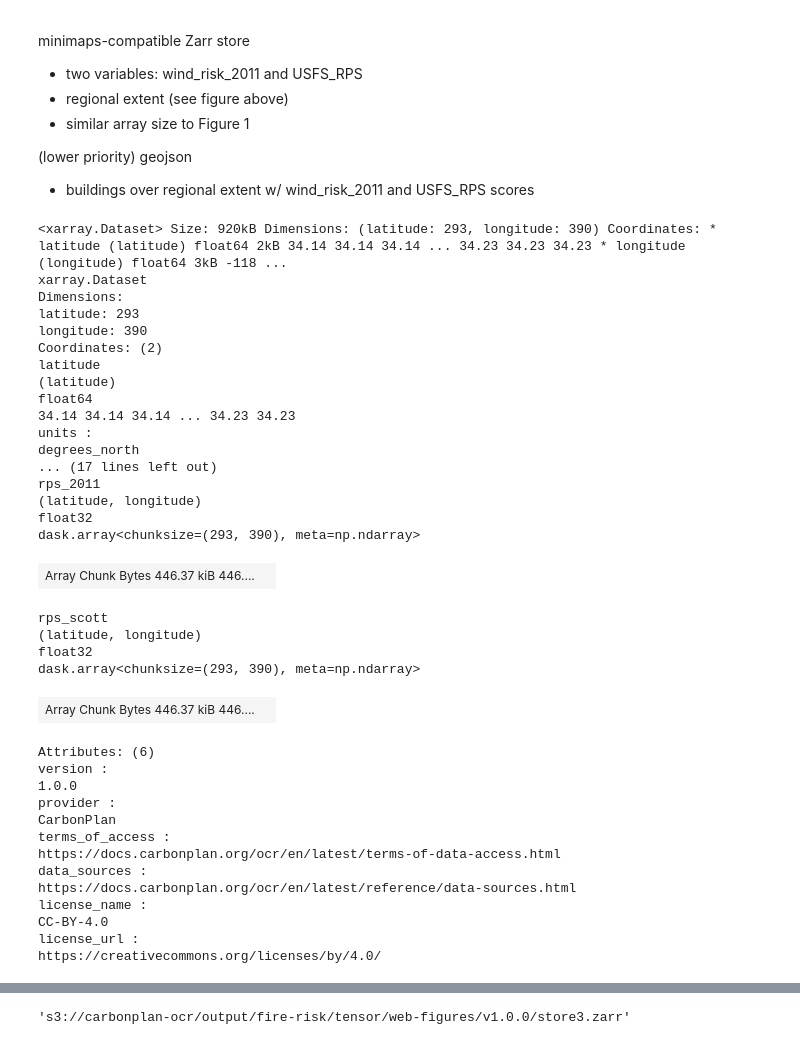
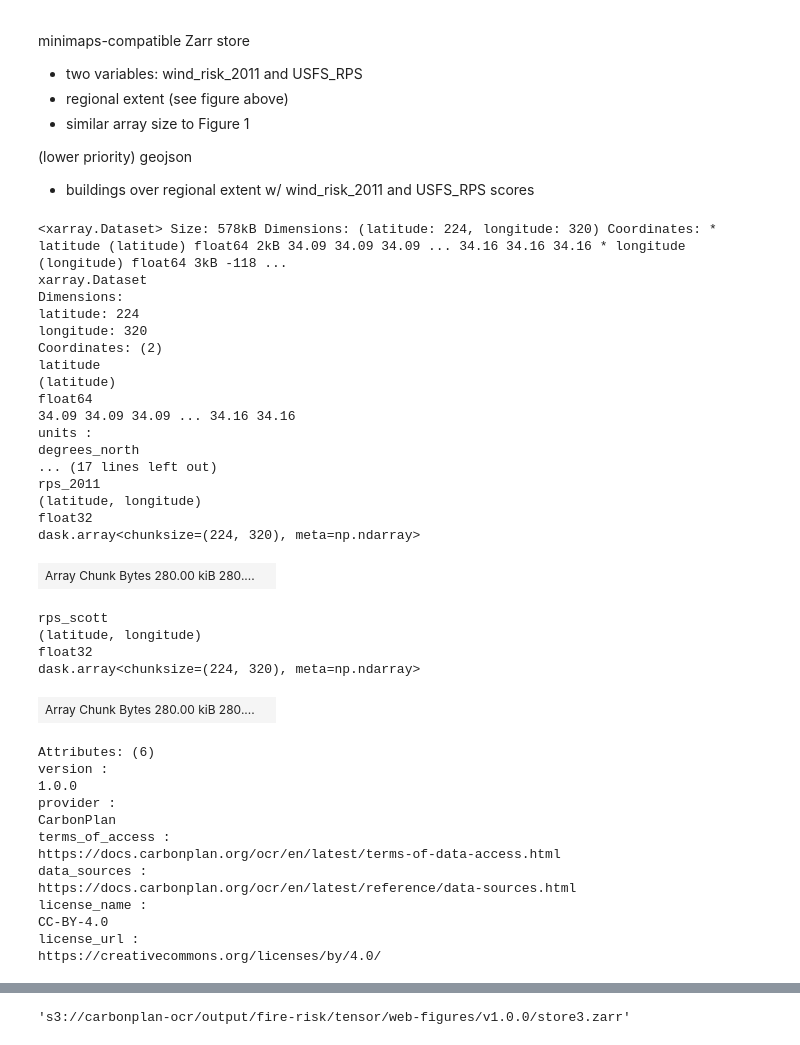
Before and after one commit to carbonplan/ocr, a Jupyter notebook: notebooks/data-for-explainer-figures.ipynb, the cells around one changed output, grey strips where cells are left out. Drawn from its saved outputs; the diff is of its cells as text; code cells hidden in the pictures.

```diff
--- a/notebooks/data-for-explainer-figures.ipynb
+++ b/notebooks/data-for-explainer-figures.ipynb
@@ -238,37 +238,38 @@ minimaps-compatible Zarr store
 (lower priority) geojson
 - buildings over regional extent w/ wind_risk_2011 and USFS_RPS scores
 # %%
+# Griffith bbox -118.342626 34.092357 -118.244174 34.161380
 store3 = (
     ds[['rps_2011', 'rps_scott']]
-    .sel(latitude=slice(34.14, 34.23), longitude=slice(-118.18, -118.06))
+    .sel(latitude=slice(34.092357, 34.161380), longitude=slice(-118.342626, -118.244174))
     .chunk({'latitude': -1, 'longitude': -1})
     .pipe(set_zarr_encoding)
 )
 store3
 # %% [output]
-<xarray.Dataset> Size: 920kB Dimensions: (latitude: 293, longitude: 390) Coordinates: * latitude (latitude) float64 2kB 34.14 34.14 34.14 ... 34.23 34.23 34.23 * longitude (longitude) float64 3kB -118 ...
+<xarray.Dataset> Size: 578kB Dimensions: (latitude: 224, longitude: 320) Coordinates: * latitude (latitude) float64 2kB 34.09 34.09 34.09 ... 34.16 34.16 34.16 * longitude (longitude) float64 3kB -118 ...
 xarray.Dataset
 Dimensions:
-latitude: 293
-longitude: 390
+latitude: 224
+longitude: 320
 Coordinates: (2)
 latitude
 (latitude)
 float64
-34.14 34.14 34.14 ... 34.23 34.23
+34.09 34.09 34.09 ... 34.16 34.16
 units :
 degrees_north
 ... (17 lines left out)
 rps_2011
 (latitude, longitude)
 float32
-dask.array<chunksize=(293, 390), meta=np.ndarray>
+dask.array<chunksize=(224, 320), meta=np.ndarray>
-| Array Chunk Bytes 446.37 kiB 446.... |  |
+| Array Chunk Bytes 280.00 kiB 280.... |  |
 rps_scott
 (latitude, longitude)
 float32
-dask.array<chunksize=(293, 390), meta=np.ndarray>
+dask.array<chunksize=(224, 320), meta=np.ndarray>
-| Array Chunk Bytes 446.37 kiB 446.... |  |
+| Array Chunk Bytes 280.00 kiB 280.... |  |
 Attributes: (6)
 version :
 1.0.0
```
Also changed, not shown: parts of 3 cells of this notebook.
